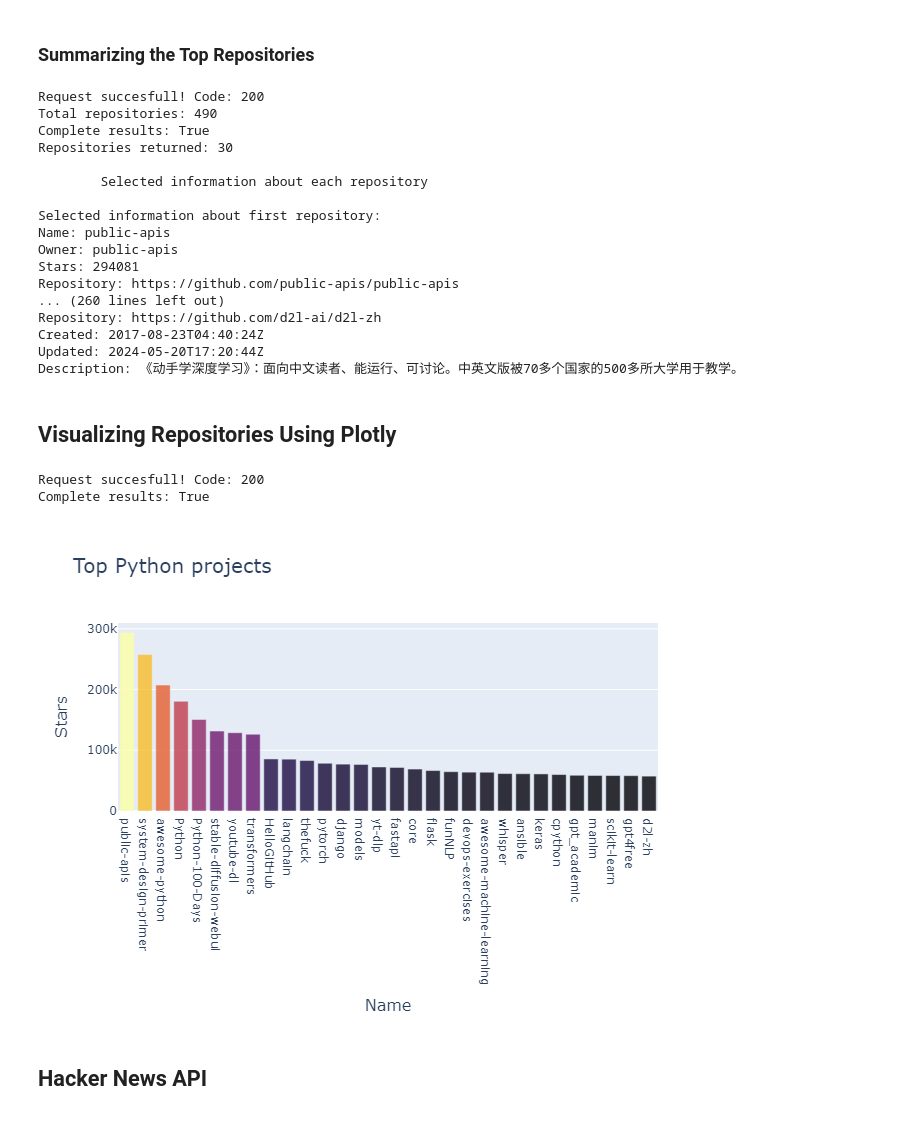
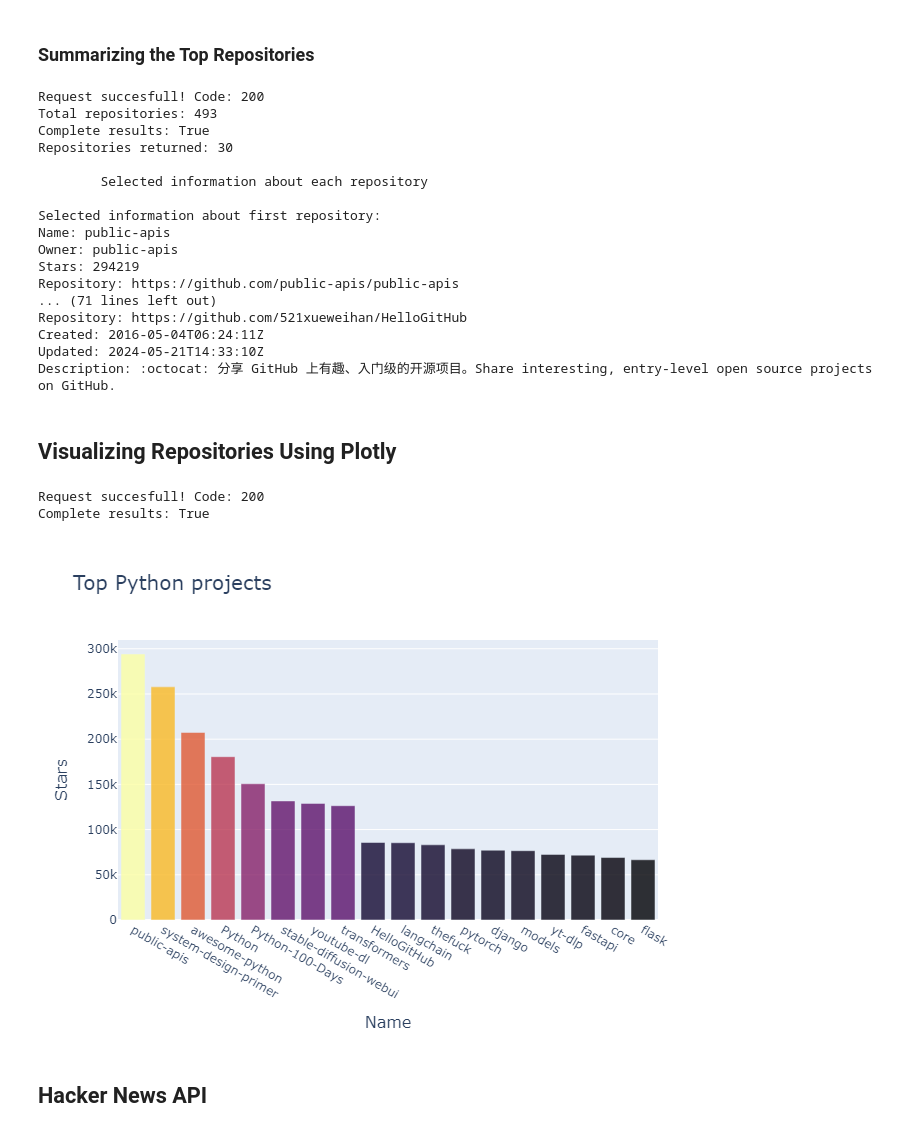
Before and after one commit to almanzanas/DataAnalystsJourney, a Jupyter notebook: data_visualization/working_with_apis.ipynb, the cells around one changed output. Drawn from its saved outputs; the diff is of its cells as text; code cells hidden in the pictures.

```diff
--- a/data_visualization/working_with_apis.ipynb
+++ b/data_visualization/working_with_apis.ipynb
@@ -63,7 +66,7 @@ dict_keys(['total_count', 'incomplete_results', 'items'])
 import requests
 
 ## API call
-url = "https://api.github.com/search/repositories?q=language:python+stars:>10000&sort=stars&order=desc"
+url = "https://api.github.com/search/repositories?q=language:ruby+stars:>10000&sort=stars&order=desc"
 
 response = requests.get(url) # Making the call
 
@@ -139,7 +142,7 @@ print(f"Repositories returned: {len(repo_datas)}")
 
 # Extracting more detailed info:
 print("\n\tSelected information about each repository")
-for repo_data in repo_datas:
+for repo_data in repo_datas[:9]:
     print("\nSelected information about first repository:")
     print(f"Name: {repo_data['name']}")
     print(f"Owner: {repo_data['owner']['login']}")
@@ -150,7 +153,7 @@ for repo_data in repo_datas:
     print(f"Description: {repo_data['description']}")
 # %% [output]
 Request succesfull! Code: 200
-Total repositories: 490
+Total repositories: 493
 Complete results: True
 Repositories returned: 30
 
@@ -159,13 +162,13 @@ Repositories returned: 30
 Selected information about first repository:
 Name: public-apis
 Owner: public-apis
-Stars: 294081
+Stars: 294219
 Repository: https://github.com/public-apis/public-apis
-... (260 lines left out)
-Repository: https://github.com/d2l-ai/d2l-zh
-Created: 2017-08-23T04:40:24Z
-Updated: 2024-05-20T17:20:44Z
-Description: 《动手学深度学习》：面向中文读者、能运行、可讨论。中英文版被70多个国家的500多所大学用于教学。
+... (71 lines left out)
+Repository: https://github.com/521xueweihan/HelloGitHub
+Created: 2016-05-04T06:24:11Z
+Updated: 2024-05-21T14:33:10Z
+Description: :octocat: 分享 GitHub 上有趣、入门级的开源项目。Share interesting, entry-level open source projects on GitHub.
 # %% [markdown]
 ## Visualizing Repositories Using Plotly
 # %%
@@ -174,7 +177,7 @@ import plotly.express as px
 from IPython.display import display, Image
 
 ## API call
-url = "https://api.github.com/search/repositories?q=language:python+stars:>10000&sort=stars&order=desc"
+url = "https://api.github.com/search/repositories?q=language:python+stars:>65000&sort=stars&order=desc"
 
 response = requests.get(url)
 
@@ -182,34 +185,34 @@ response = requests.get(url)
 if response.status_code == 200:
     print(f"Request succesfull! Code: {response.status_code}")
 else:
     print(f"Something go wrong... Status code: {response.status_code}")
 
 # Process results
 data = response.json()
 print(f"Complete results: {not data['incomplete_results']}")
 
 # Process information. Name to repo-link and hover with description.
 repo_datas = data["items"]
 repo_names = [f"<a href='{repo_data['html_url']}'>{repo_data['name']}</a>" for repo_data in repo_datas]
 repo_stars = [repo_data["stargazers_count"] for repo_data in repo_datas]
 
 # Hover Text
 hover_texts = [f"{repo_data['owner']['login']} <br />{repo_data['description']}" for repo_data in repo_datas]
 
 # Visualization
 title = "Top Python projects"
 labels = {"x":"Name","y":"Stars"}
 fig = px.bar(x=repo_names, y=repo_stars, labels=labels, title=title, hover_name=hover_texts)
 
 fig.update_layout(title_font_size=20, xaxis_title_font_size=16, yaxis_title_font_size=16)
 fig.update_traces(marker_color=repo_stars, marker_colorscale="inferno", marker_opacity=0.8)
 
 #fig.show()
 Image(fig.to_image(format='png'))
 # %% [output]
 Request succesfull! Code: 200
 Complete results: True
-[figure, old version]
+[figure, new version]
 # %% [markdown]
 ## Hacker News API
 # %%
```
Also changed, not shown: parts of 7 cells of this notebook.
